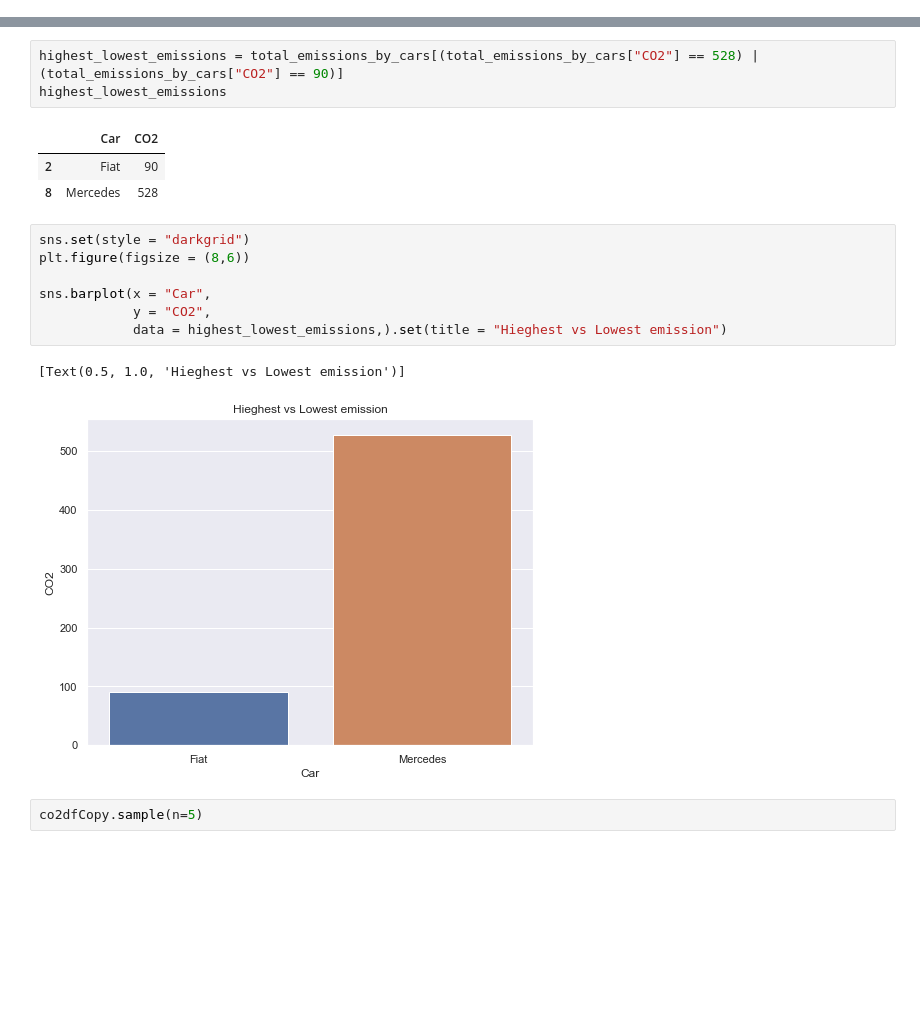
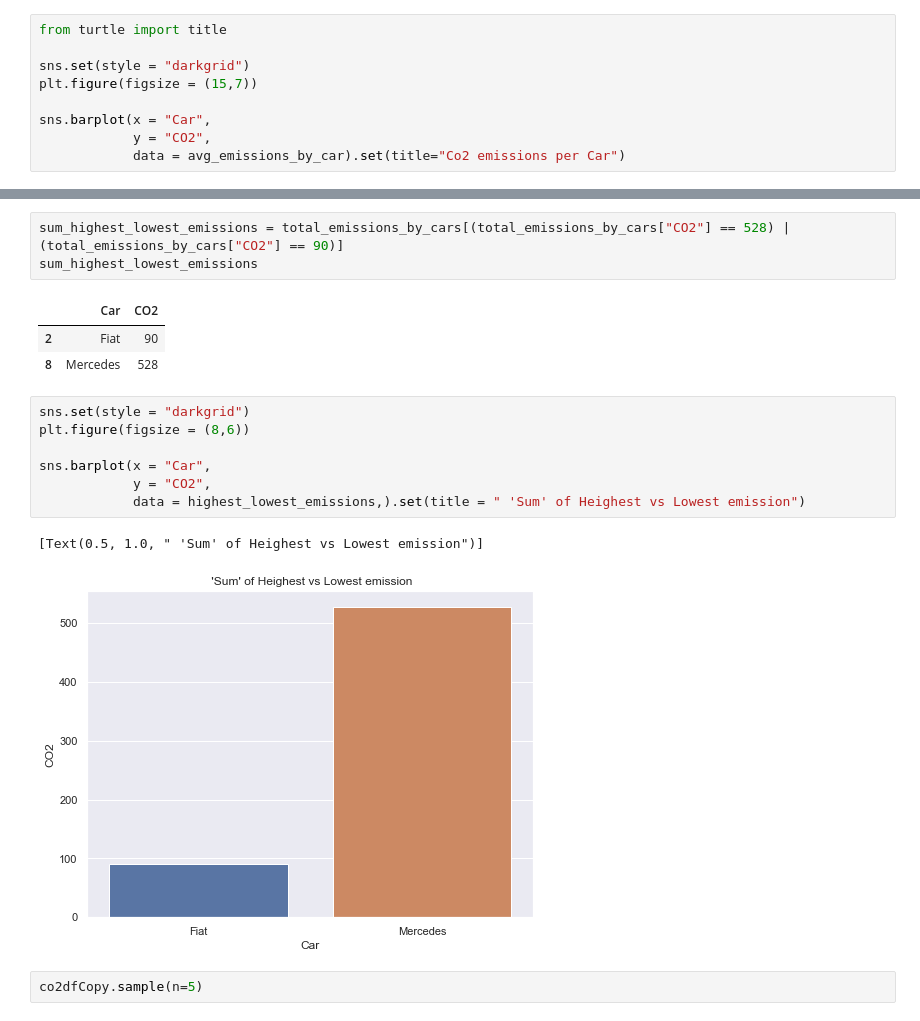
Before and after one commit to R-White-0/CO2-Emissions-EDA, a Jupyter notebook: src/CO2 Emmisions EDA copy.ipynb, the cells around one changed output, grey strips where cells are left out. Saved outputs shown, nothing was run; the diff lists cells and outputs as text; blank space fills up the shorter version.

```diff
--- a/src/CO2 Emmisions EDA copy.ipynb
+++ b/src/CO2 Emmisions EDA copy.ipynb
@@ -311,3 +311,12 @@ sns.barplot(x = "CO2",
 # %% [output]
 [Text(0.5, 1.0, 'Co2 emissions per Car')]
 [figure]
+# %%
+from turtle import title
+
+sns.set(style = "darkgrid")
+plt.figure(figsize = (15,7))
+
+sns.barplot(x = "Car",
+            y = "CO2",
+            data = avg_emissions_by_car).set(title="Co2 emissions per Car")
@@ -336,6 +352,6 @@ sns.barplot(x = "Car",
 # %%
-highest_lowest_emissions = total_emissions_by_cars[(total_emissions_by_cars["CO2"] == 528) | (total_emissions_by_cars["CO2"] == 90)]
-highest_lowest_emissions
+sum_highest_lowest_emissions = total_emissions_by_cars[(total_emissions_by_cars["CO2"] == 528) | (total_emissions_by_cars["CO2"] == 90)]
+sum_highest_lowest_emissions
 # %% [output]
 |  | Car | CO2 |
 | 2 | Fiat | 90 |
@@ -343,13 +359,13 @@ highest_lowest_emissions
 # %%
 sns.set(style = "darkgrid")
 plt.figure(figsize = (8,6))
 
 sns.barplot(x = "Car",
             y = "CO2",
-            data = highest_lowest_emissions,).set(title = "Hieghest vs Lowest emission")
+            data = highest_lowest_emissions,).set(title = " 'Sum' of Heighest vs Lowest emission")
 # %% [output]
-[Text(0.5, 1.0, 'Hieghest vs Lowest emission')]
+[Text(0.5, 1.0, " 'Sum' of Heighest vs Lowest emission")]
-[figure, old version]
+[figure, new version]
 # %%
 co2dfCopy.sample(n=5)
 # %% [output]
```
Also changed, not shown: parts of 4 cells of this notebook.
